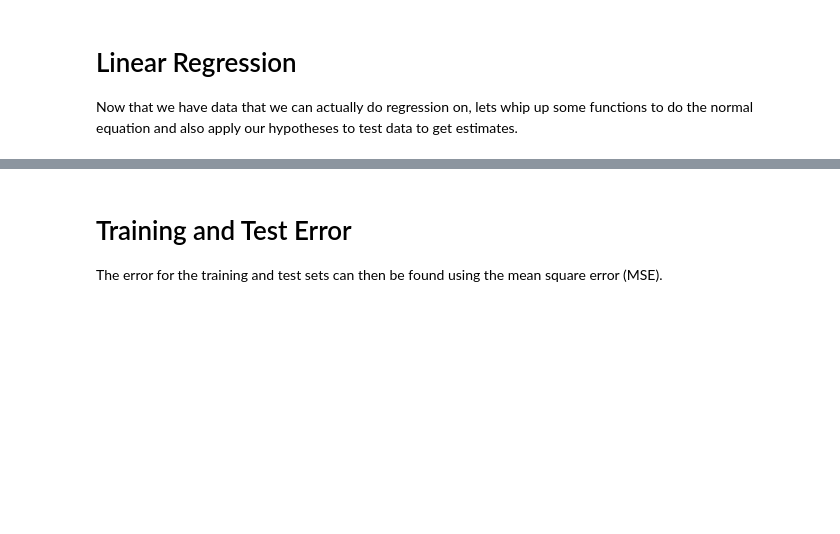
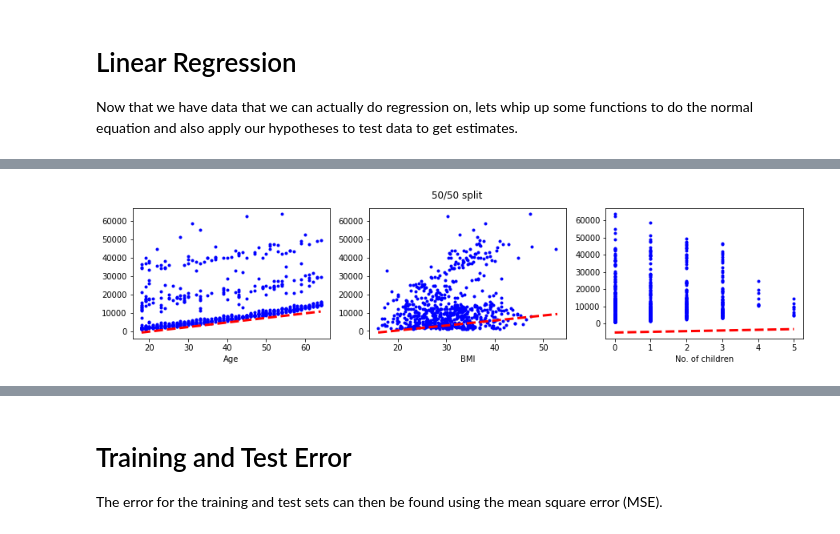
Before and after one commit to willisterh/cs6037-ml, a Jupyter notebook: as1/as1_q3.ipynb, the cells around one changed output, grey strips where cells are left out. Drawn from its saved outputs; the diff is of its cells as text; code cells hidden in the pictures; blank space fills up the shorter version.

```diff
--- a/as1/as1_q3.ipynb
+++ b/as1/as1_q3.ipynb
@@ -250,0 +247,28 @@ plt.show()
+# %%
+# Gonna try getting all of the plots together
+b = float(h[0,0])
+plt.figure(figsize=(15,3))
+
+for i in range(1, len(h)):
+    x = test_x[:, i].flatten()
+    y = test_y.flatten()
+
+    m = float(h[i, 0])
+
+    xh = np.arange(x.min(), x.max() + 1)
+    yh = xh * m + b
+
+    plt.subplot(130 + i)
+    plt.plot(x,y,'bo', markersize=3)
+    plt.plot(xh, yh, 'r--', linewidth=3)
+    if i == 1:
+        plt.xlabel('Age')
+    elif i == 2:
+        plt.xlabel('BMI')
+    elif i == 3:
+        plt.xlabel('No. of children')
+
+plt.suptitle("50/50 split")
+plt.show()
+# %% [output]
+[figure, added]
```
Also changed, not shown: parts of 16 cells of this notebook.
